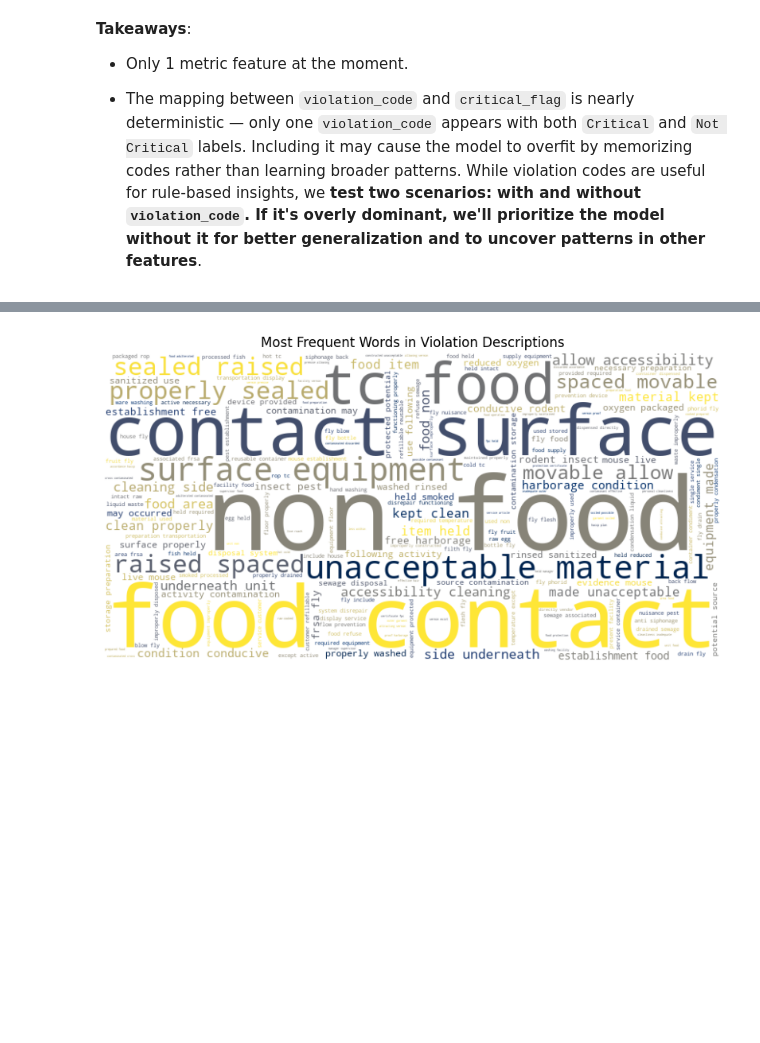
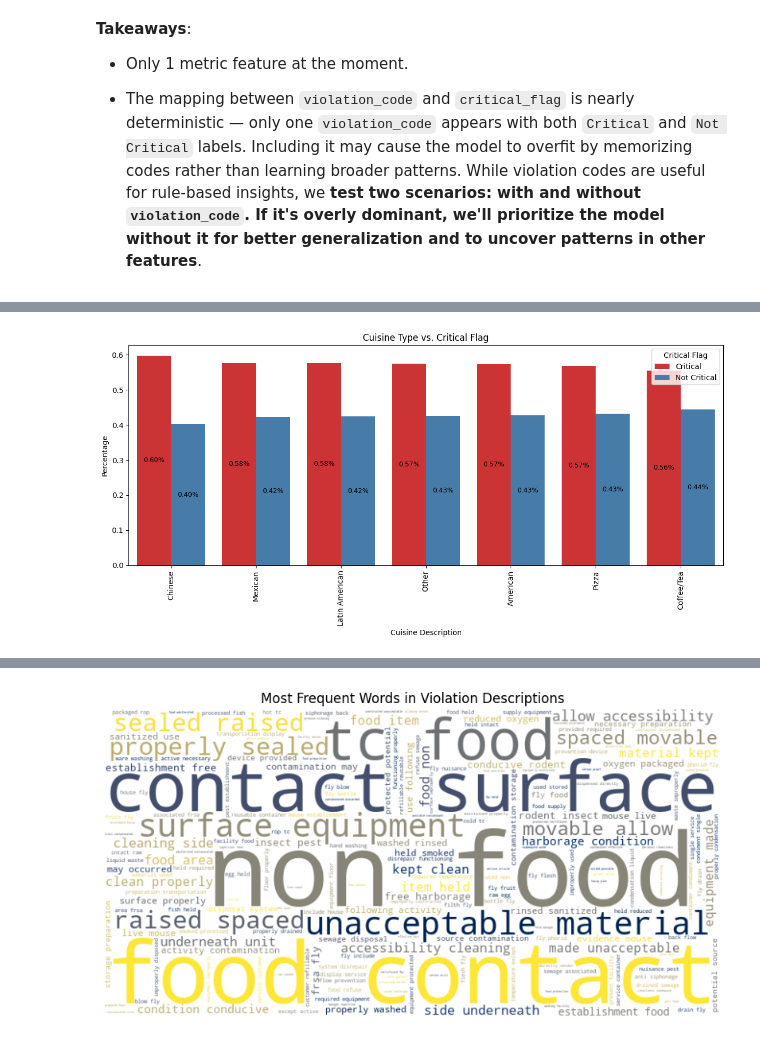
Before and after one commit to dfranco-projects/nyc-restaurant-risk, a Jupyter notebook: notebooks/02_eda.ipynb, the cells around one changed output, grey strips where cells are left out. Saved outputs shown, nothing was run; the diff lists cells and outputs as text; code cells hidden in the pictures; blank space fills up the shorter version.

```diff
--- a/notebooks/02_eda.ipynb
+++ b/notebooks/02_eda.ipynb
@@ -572,32 +581,46 @@ fig.show()
 # %%
-# Crosstab with row-wise normalization (percentages per cuisine)
+# Compute row-wise normalized crosstab (percentages per cuisine)
 cuisine_crit_pct = pd.crosstab(
     gdf['cuisine_description'],
     gdf['critical_flag'],
     normalize='index'
 ).reset_index()
 
-# Melt to long format for plotly
-cuisine_crit_pct = cuisine_crit_pct.melt(id_vars='cuisine_description', var_name='critical_flag', value_name='percentage')
+# Melt to long format
+cuisine_crit_pct = cuisine_crit_pct.melt(
+    id_vars='cuisine_description',
+    var_name='critical_flag',
+    value_name='percentage'
+)
 
-# Bar chart with percentage labels
-fig = px.bar(
-    cuisine_crit_pct,
+# Sort cuisines by total critical percentage (optional, for consistent order)
+cuisine_order = (
+    cuisine_crit_pct[cuisine_crit_pct['critical_flag'] == 'Critical']
+    .sort_values('percentage', ascending=False)['cuisine_description']
+)
+
+# Plot
+plt.figure(figsize=(12, 6))
+barplot = sns.barplot(
+    data=cuisine_crit_pct,
     x='cuisine_description',
     y='percentage',
-    color='critical_flag',
-    title='Cuisine Type vs. Critical Flag',
-    text='percentage',
-    color_discrete_sequence=px.colors.qualitative.Set1
+    hue='critical_flag',
+    order=cuisine_order,
+    palette='Set1'
 )
 
-fig.update_traces(texttemplate='%{text:.1%}', textposition='inside')
-fig.update_layout(
-    xaxis={'categoryorder': 'total descending'},
-    yaxis_tickformat='.0%',
-    barmode='stack',
-    height=600
-)
+# Annotate bars
+for container in barplot.containers:
+    barplot.bar_label(container, fmt='%.2f%%', label_type='center', fontsize=9)
 
-fig.show()
+plt.title('Cuisine Type vs. Critical Flag')
+plt.xlabel('Cuisine Description')
+plt.ylabel('Percentage')
+plt.xticks(rotation=90)
+plt.legend(title='Critical Flag')
+plt.tight_layout()
+plt.show()
+# %% [output]
+[figure, added]
 # %%
```
Also changed, not shown: parts of 9 cells of this notebook.
